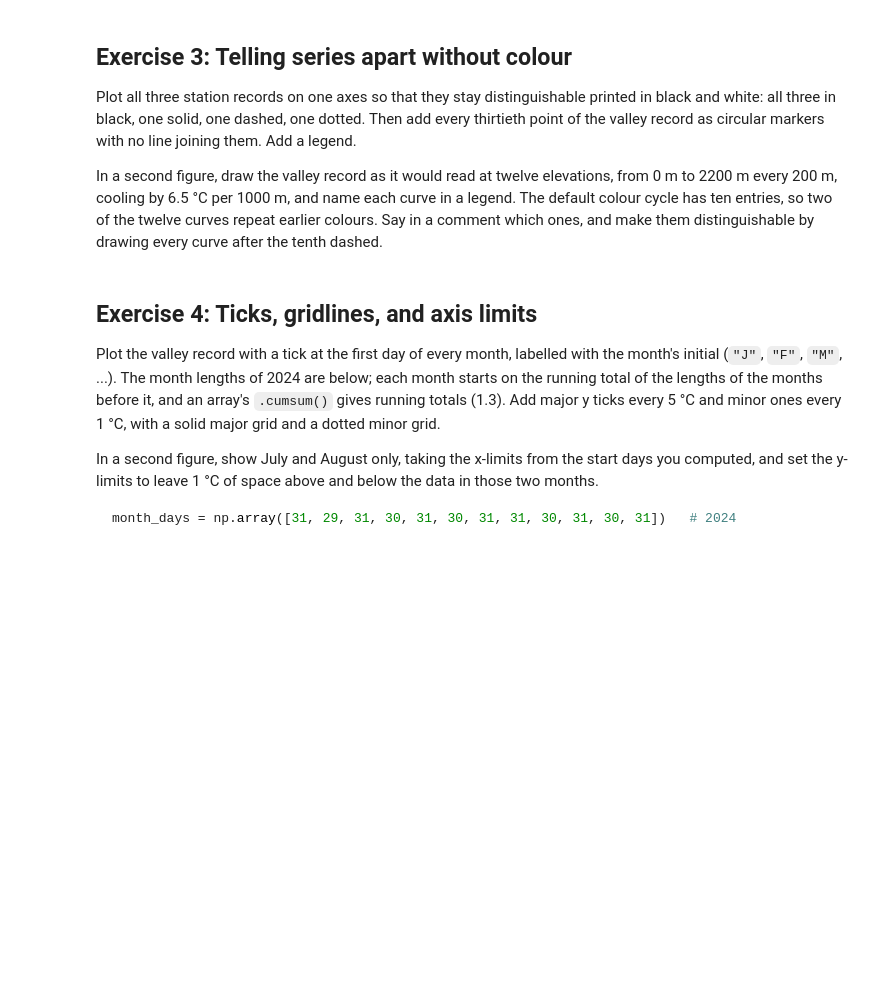
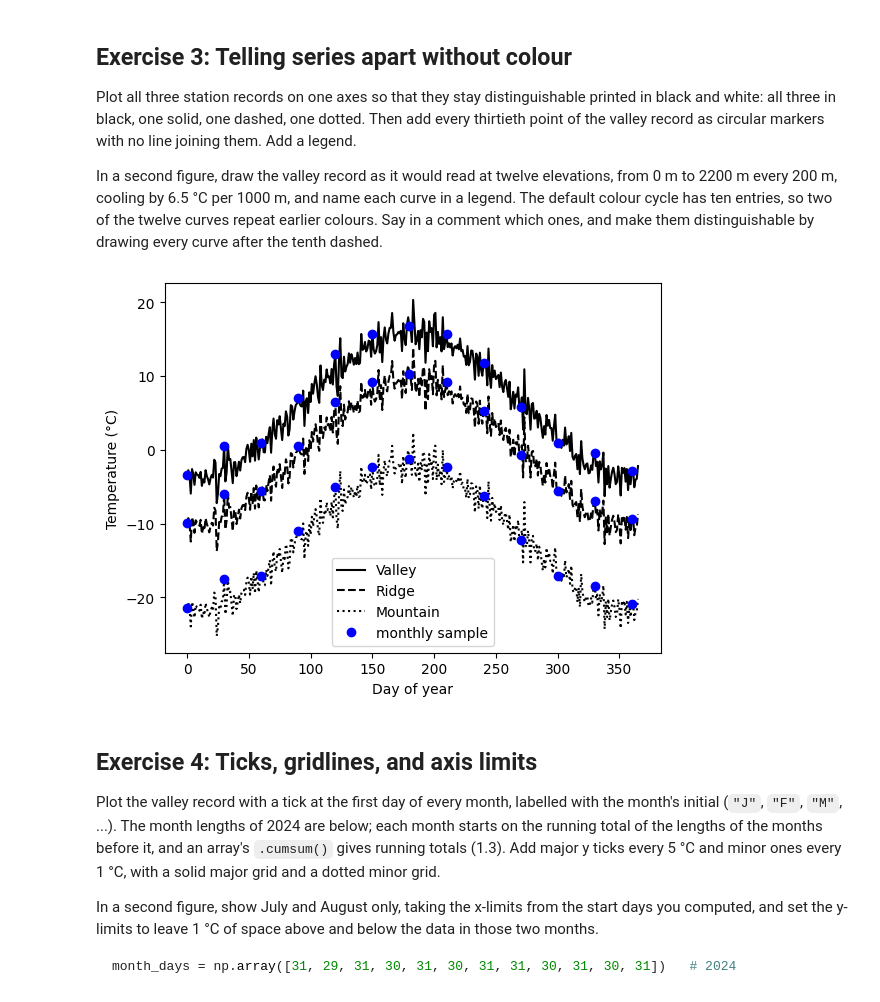
Before and after one commit to Lorena-garciamorais/2026_Intro_Python, a Jupyter notebook: live/part-I/1.4-matplotlib-and-xarray-exercises.ipynb, the cells around one changed output. Saved outputs shown, nothing was run; the diff lists cells and outputs as text; code cells hidden in the pictures; blank space fills up the shorter version.

```diff
--- a/live/part-I/1.4-matplotlib-and-xarray-exercises.ipynb
+++ b/live/part-I/1.4-matplotlib-and-xarray-exercises.ipynb
@@ -114,0 +113,19 @@ which ones, and make them distinguishable by drawing every curve after the tenth
+# %%
+from matplotlib.lines import lineStyles
+# Your solution here
+fig, ax = plt.subplots()
+
+ax.plot(days, valley_celsius, color = "k", linestyle = "solid", label = "Valley")
+ax.plot(days, ridge_celsius, color = "k", linestyle = "dashed", label = "Ridge" )
+ax.plot(days, mountain_celsius, color = "k", linestyle = "dotted", label = "Mountain")
+ax.plot(days[::30], valley_celsius[::30], marker="o", linestyle="none", color = "b", label = "monthly sample")
+ax.plot(days[::30], ridge_celsius[::30], marker="o", linestyle="none", color = "b")
+ax.plot(days[::30], mountain_celsius[::30], marker="o", linestyle="none", color = "b")
+
+ax.set_xlabel("Day of year")
+ax.set_ylabel("Temperature (°C)")
+ax.legend()
+
+plt.show()
+# %% [output]
+[figure, added]
```
Also changed, not shown: parts of 3 cells of this notebook.
